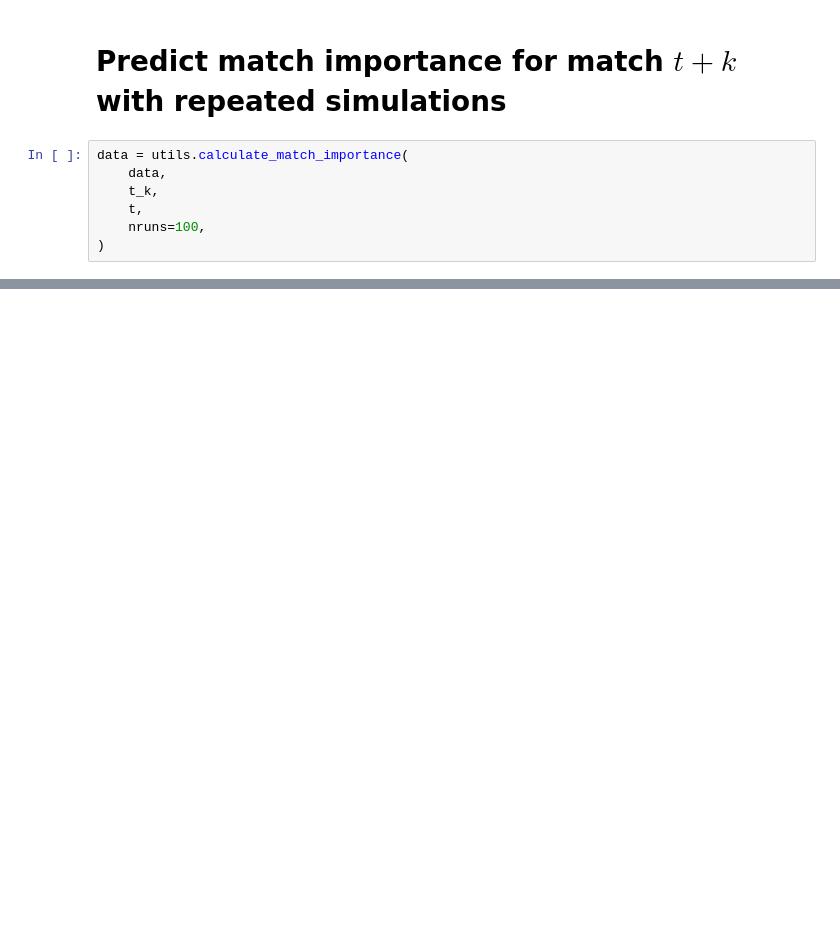
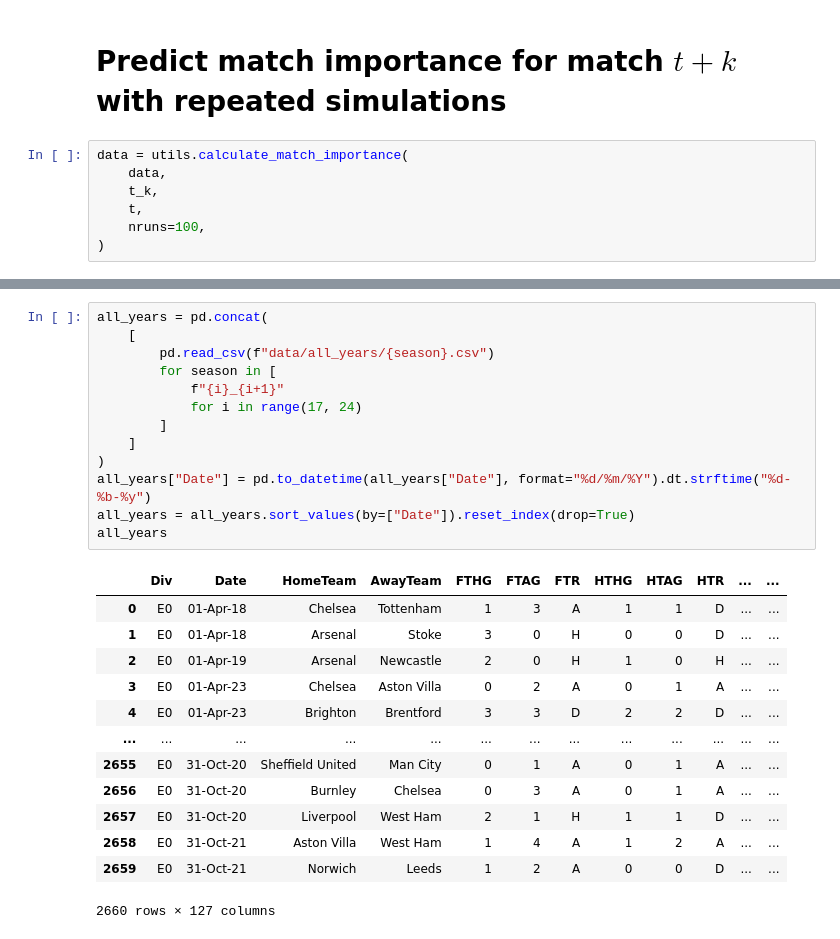
Before and after one commit to matthewgomezcullen/match-importance, a Jupyter notebook: notebook.ipynb, the cells around one changed output, grey strips where cells are left out. Drawn from its saved outputs; the diff is of its cells as text; blank space fills up the shorter version.

```diff
--- a/notebook.ipynb
+++ b/notebook.ipynb
@@ -172,0 +194,27 @@ Name: 230, Length: 122, dtype: object
+# %%
+all_years = pd.concat(
+    [
+        pd.read_csv(f"data/all_years/{season}.csv")
+        for season in [
+            f"{i}_{i+1}"
+            for i in range(17, 24)
+        ]
+    ]
+)
+all_years["Date"] = pd.to_datetime(all_years["Date"], format="%d/%m/%Y").dt.strftime("%d-%b-%y")
+all_years = all_years.sort_values(by=["Date"]).reset_index(drop=True)
+all_years
+# %% [output]
+|  | Div | Date | HomeTeam | AwayTeam | FTHG | FTAG | FTR | HTHG | HTAG | HTR | ... | ... |
+| 0 | E0 | 01-Apr-18 | Chelsea | Tottenham | 1 | 3 | A | 1 | 1 | D | ... | ... |
+| 1 | E0 | 01-Apr-18 | Arsenal | Stoke | 3 | 0 | H | 0 | 0 | D | ... | ... |
+| 2 | E0 | 01-Apr-19 | Arsenal | Newcastle | 2 | 0 | H | 1 | 0 | H | ... | ... |
+| 3 | E0 | 01-Apr-23 | Chelsea | Aston Villa | 0 | 2 | A | 0 | 1 | A | ... | ... |
+| 4 | E0 | 01-Apr-23 | Brighton | Brentford | 3 | 3 | D | 2 | 2 | D | ... | ... |
+| ... | ... | ... | ... | ... | ... | ... | ... | ... | ... | ... | ... | ... |
+| 2655 | E0 | 31-Oct-20 | Sheffield United | Man City | 0 | 1 | A | 0 | 1 | A | ... | ... |
+| 2656 | E0 | 31-Oct-20 | Burnley | Chelsea | 0 | 3 | A | 0 | 1 | A | ... | ... |
+| 2657 | E0 | 31-Oct-20 | Liverpool | West Ham | 2 | 1 | H | 1 | 1 | D | ... | ... |
+| 2658 | E0 | 31-Oct-21 | Aston Villa | West Ham | 1 | 4 | A | 1 | 2 | A | ... | ... |
+| 2659 | E0 | 31-Oct-21 | Norwich | Leeds | 1 | 2 | A | 0 | 0 | D | ... | ... |
+2660 rows × 127 columns
```
Also changed, not shown: parts of 10 cells of this notebook, 1 other file.
